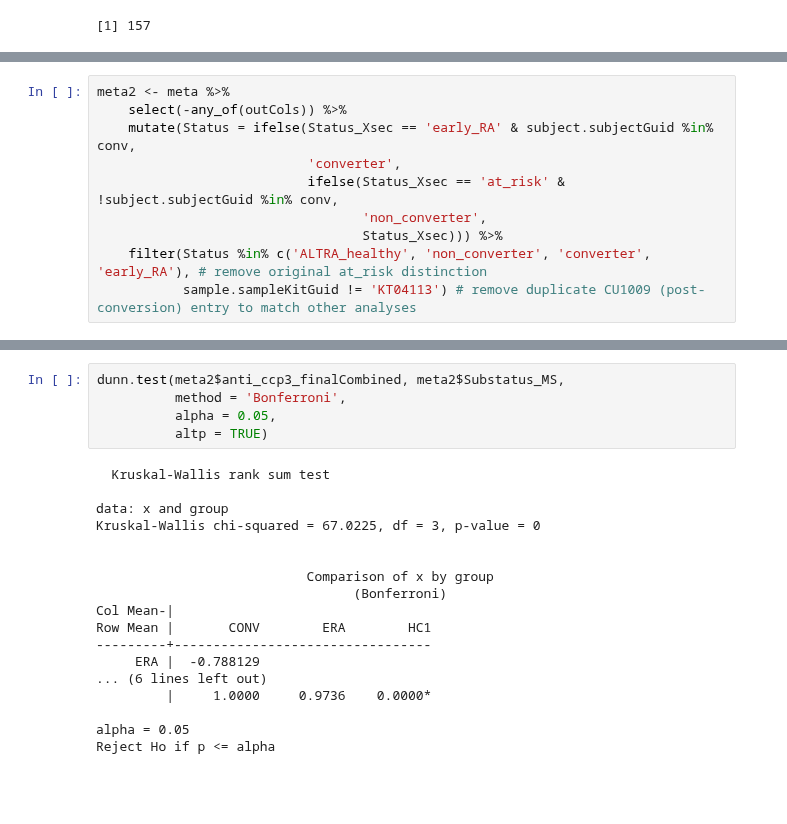
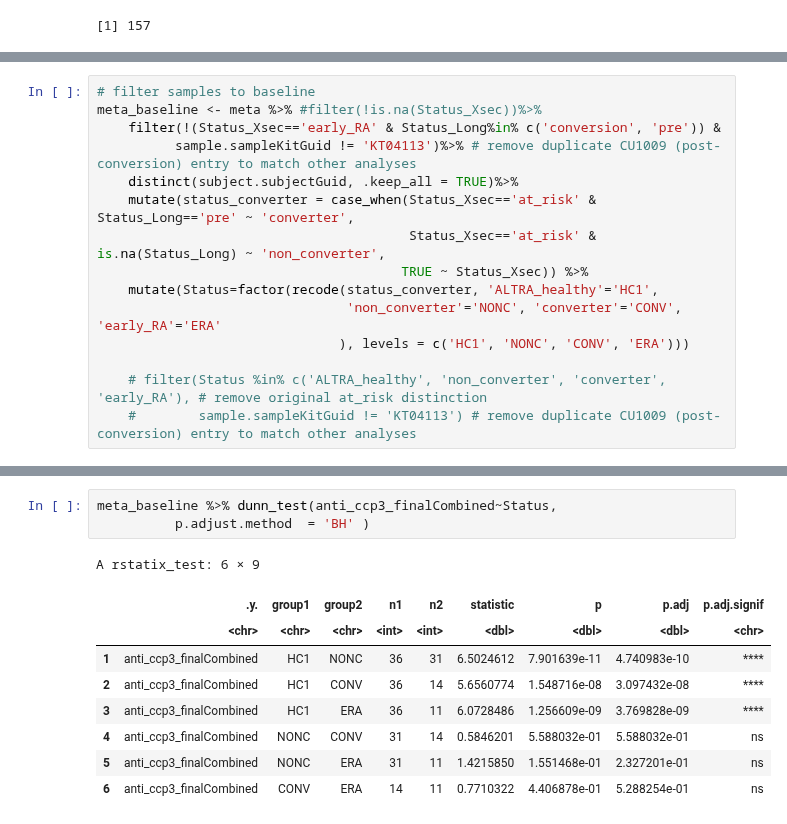
Before and after one commit to aifimmunology/ALTRA-manuscript, a Jupyter notebook: Figures/Figure1/Figure_1B.ipynb, the cells around one changed output, grey strips where cells are left out. Cells and saved outputs as stored; diff of their text form; blank space fills up the shorter version.

```diff
--- a/Figures/Figure1/Figure_1B.ipynb
+++ b/Figures/Figure1/Figure_1B.ipynb
@@ -43,11 +50,16 @@ outCols <- c('Status_Long')
 # %%
-meta2 <- meta %>%
-    select(-any_of(outCols)) %>%
-    mutate(Status = ifelse(Status_Xsec == 'early_RA' & subject.subjectGuid %in% conv,
-                           'converter',
-                           ifelse(Status_Xsec == 'at_risk' & !subject.subjectGuid %in% conv,
-                                  'non_converter',
-                                  Status_Xsec))) %>%
-    filter(Status %in% c('ALTRA_healthy', 'non_converter', 'converter', 'early_RA'), # remove original at_risk distinction
-           sample.sampleKitGuid != 'KT04113') # remove duplicate CU1009 (post-conversion) entry to match other analyses
+# filter samples to baseline
+meta_baseline <- meta %>% #filter(!is.na(Status_Xsec))%>%
+    filter(!(Status_Xsec=='early_RA' & Status_Long%in% c('conversion', 'pre')) &
+          sample.sampleKitGuid != 'KT04113')%>% # remove duplicate CU1009 (post-conversion) entry to match other analyses
+    distinct(subject.subjectGuid, .keep_all = TRUE)%>%
+    mutate(status_converter = case_when(Status_Xsec=='at_risk' & Status_Long=='pre' ~ 'converter',
+                                        Status_Xsec=='at_risk' & is.na(Status_Long) ~ 'non_converter',
+                                       TRUE ~ Status_Xsec)) %>%
+    mutate(Status=factor(recode(status_converter, 'ALTRA_healthy'='HC1',
+                                'non_converter'='NONC', 'converter'='CONV', 'early_RA'='ERA'
+                               ), levels = c('HC1', 'NONC', 'CONV', 'ERA')))
+
+    # filter(Status %in% c('ALTRA_healthy', 'non_converter', 'converter', 'early_RA'), # remove original at_risk distinction
+    #        sample.sampleKitGuid != 'KT04113') # remove duplicate CU1009 (post-conversion) entry to match other analyses
 # %%
@@ -105,26 +118,16 @@ Kruskal-Wallis chi-squared = 67.023, df = 3, p-value = 1.852e-14
 # %%
-dunn.test(meta2$anti_ccp3_finalCombined, meta2$Substatus_MS,
-          method = 'Bonferroni',
-          alpha = 0.05,
-          altp = TRUE)
+meta_baseline %>% dunn_test(anti_ccp3_finalCombined~Status,
+          p.adjust.method  = 'BH' )
 # %% [output]
-  Kruskal-Wallis rank sum test
-
-data: x and group
-Kruskal-Wallis chi-squared = 67.0225, df = 3, p-value = 0
-
-
-                           Comparison of x by group
-                                 (Bonferroni)
-Col Mean-|
-Row Mean |       CONV        ERA        HC1
----------+---------------------------------
-     ERA |  -0.788129
-... (6 lines left out)
-         |     1.0000     0.9736    0.0000*
-
-alpha = 0.05
-Reject Ho if p <= alpha
+A rstatix_test: 6 × 9
+|  | .y. | group1 | group2 | n1 | n2 | statistic | p | p.adj | p.adj.signif |
+|  | <chr> | <chr> | <chr> | <int> | <int> | <dbl> | <dbl> | <dbl> | <chr> |
+| 1 | anti_ccp3_finalCombined | HC1 | NONC | 36 | 31 | 6.5024612 | 7.901639e-11 | 4.740983e-10 | **** |
+| 2 | anti_ccp3_finalCombined | HC1 | CONV | 36 | 14 | 5.6560774 | 1.548716e-08 | 3.097432e-08 | **** |
+| 3 | anti_ccp3_finalCombined | HC1 | ERA | 36 | 11 | 6.0728486 | 1.256609e-09 | 3.769828e-09 | **** |
+| 4 | anti_ccp3_finalCombined | NONC | CONV | 31 | 14 | 0.5846201 | 5.588032e-01 | 5.588032e-01 | ns |
+| 5 | anti_ccp3_finalCombined | NONC | ERA | 31 | 11 | 1.4215850 | 1.551468e-01 | 2.327201e-01 | ns |
+| 6 | anti_ccp3_finalCombined | CONV | ERA | 14 | 11 | 0.7710322 | 4.406878e-01 | 5.288254e-01 | ns |
 # %%
 sessionInfo()
 # %% [output]
```
Also changed, not shown: parts of 8 cells of this notebook.
